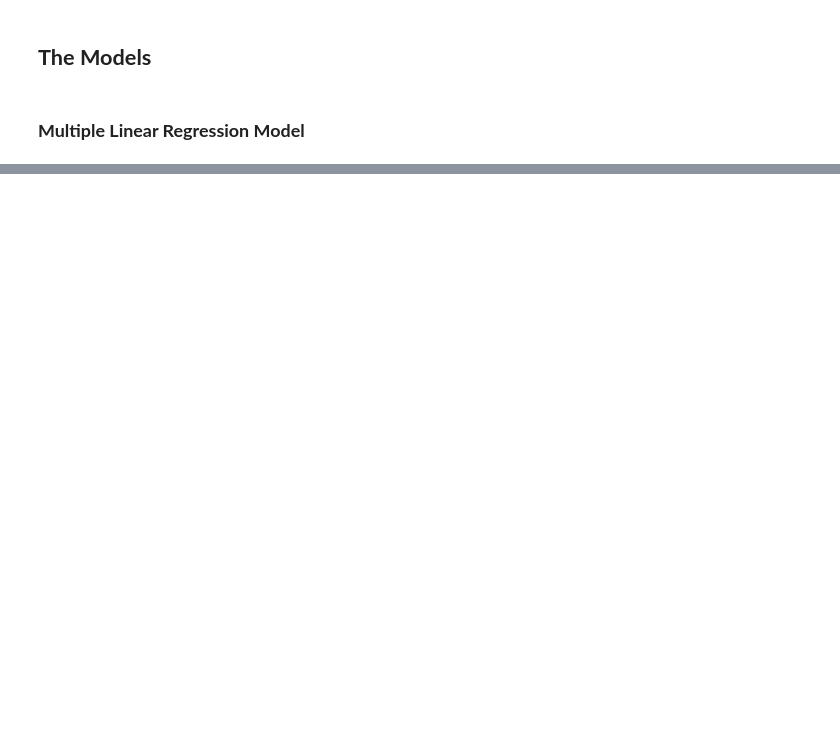
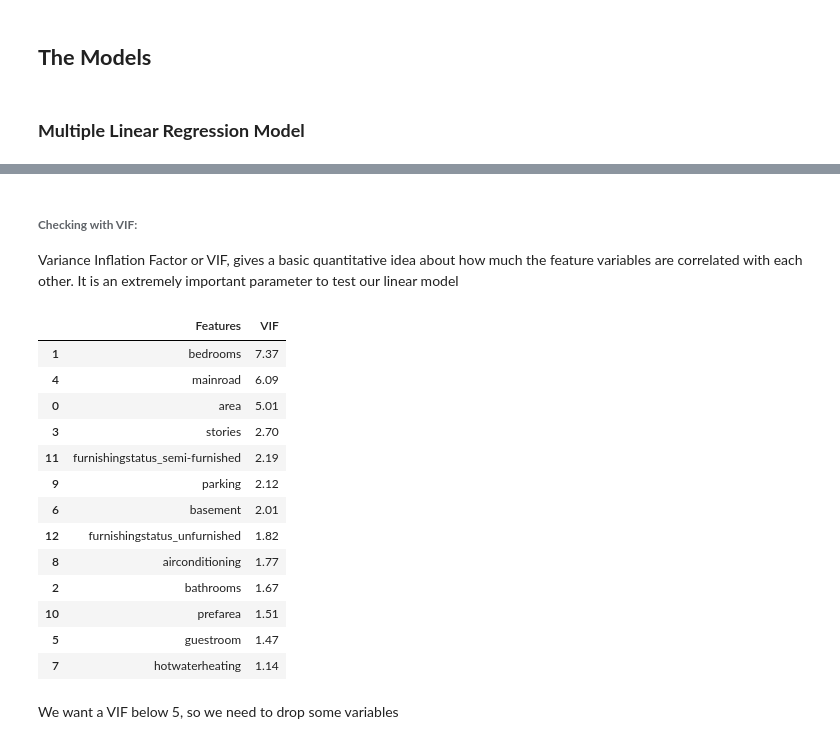
Before and after one commit to AzlinRusnan/Housing_Price_Analysis, a Jupyter notebook: Housing_Price_Analysis.ipynb, the cells around one changed output, grey strips where cells are left out. Saved outputs shown, nothing was run; the diff lists cells and outputs as text; code cells hidden in the pictures; blank space fills up the shorter version.

```diff
--- a/Housing_Price_Analysis.ipynb
+++ b/Housing_Price_Analysis.ipynb
@@ -242,7 +247,7 @@ X = df.drop(columns=['price'])
 y = df['price']
 
 # Split the data into training and testing sets
-X_train, X_test, y_train, y_test = train_test_split(X, y, test_size=0.2, random_state=42)
+X_train, X_test, y_train, y_test = train_test_split(X, y, test_size=0.3, random_state=100)
 # %%
 X_ols = sm.add_constant(X)
 
@@ -286,0 +296,30 @@ Notes:
+# %% [markdown]
+###### **Checking with VIF:**
+
+Variance Inflation Factor or VIF, gives a basic quantitative idea about how much the feature variables are correlated with each other. It is an extremely important parameter to test our linear model
+# %%
+from statsmodels.stats.outliers_influence import variance_inflation_factor
+
+vif = pd.DataFrame()
+vif['Features'] = X_train.columns
+vif['VIF'] = [variance_inflation_factor(X_train.values, i) for i in range(X_train.shape[1])]
+vif['VIF'] = round(vif['VIF'], 2)
+vif = vif.sort_values(by = "VIF", ascending = False)
+vif
+# %% [output]
+|  | Features | VIF |
+| 1 | bedrooms | 7.37 |
+| 4 | mainroad | 6.09 |
+| 0 | area | 5.01 |
+| 3 | stories | 2.70 |
+| 11 | furnishingstatus_semi-furnished | 2.19 |
+| 9 | parking | 2.12 |
+| 6 | basement | 2.01 |
+| 12 | furnishingstatus_unfurnished | 1.82 |
+| 8 | airconditioning | 1.77 |
+| 2 | bathrooms | 1.67 |
+| 10 | prefarea | 1.51 |
+| 5 | guestroom | 1.47 |
+| 7 | hotwaterheating | 1.14 |
+# %% [markdown]
+We want a VIF below 5, so we need to drop some variables
```
Also changed, not shown: parts of 8 cells of this notebook.
